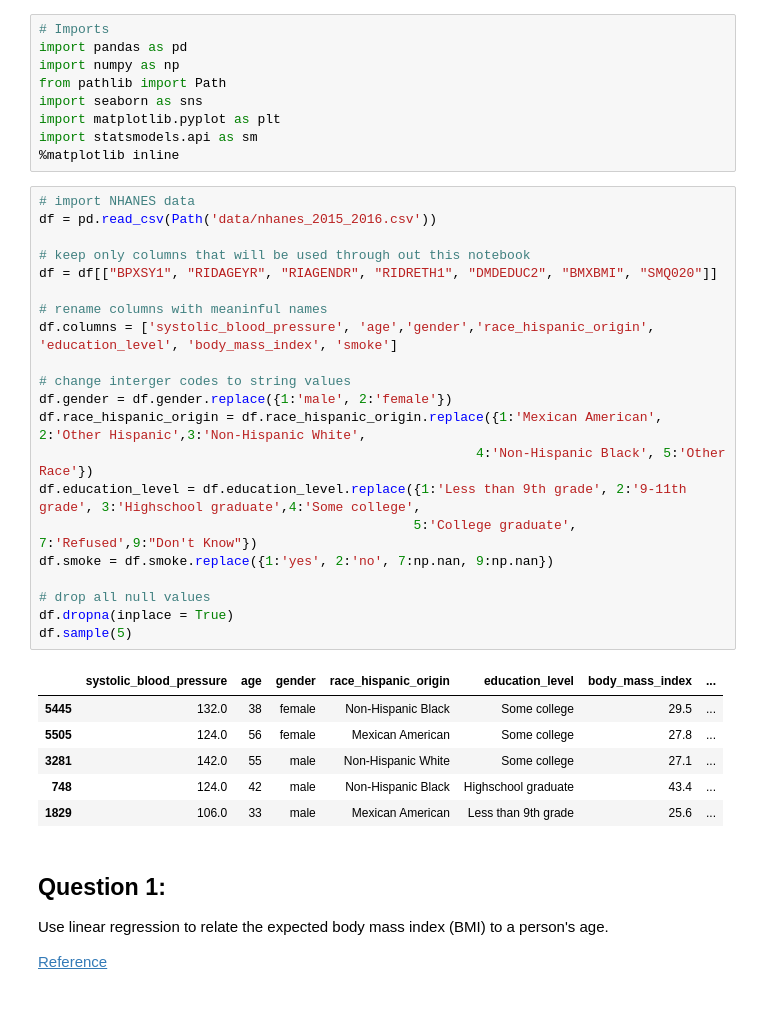
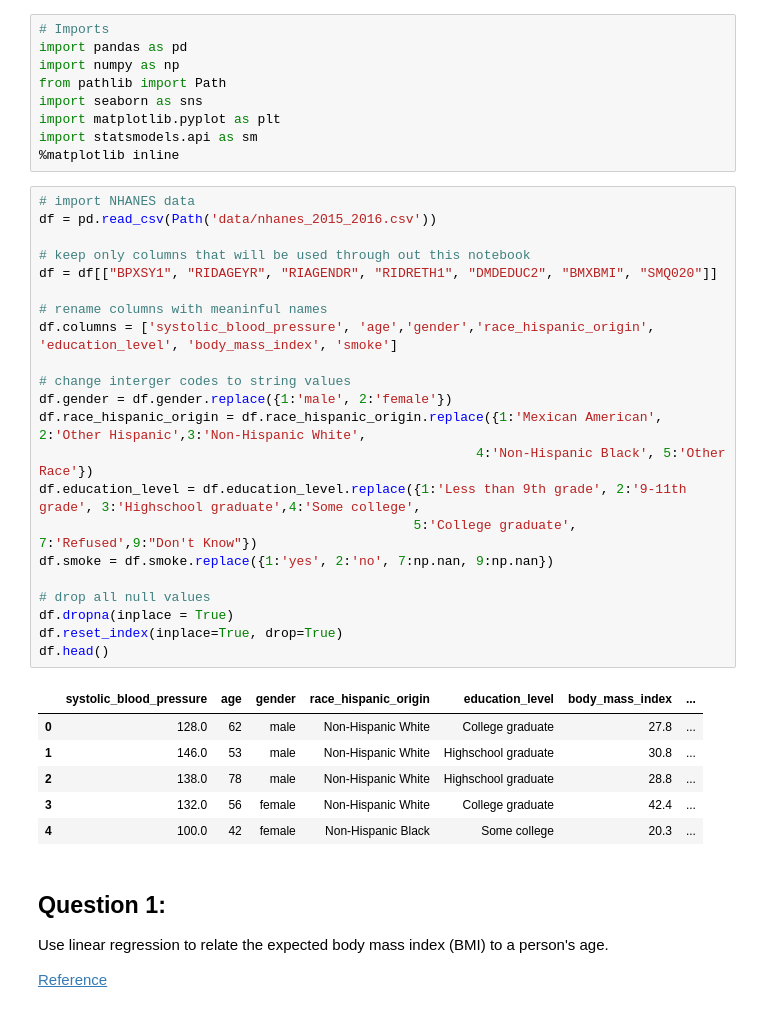
Before and after one commit to jaimebunay/statistics_in_python, a Jupyter notebook: inferential_statistics/regressions.ipynb, the cells around one changed output. Saved outputs shown, nothing was run; the diff lists cells and outputs as text.

```diff
--- a/inferential_statistics/regressions.ipynb
+++ b/inferential_statistics/regressions.ipynb
@@ -14,31 +14,32 @@ import statsmodels.api as sm
 # %%
 # import NHANES data
 df = pd.read_csv(Path('data/nhanes_2015_2016.csv'))
 
 # keep only columns that will be used through out this notebook
 df = df[["BPXSY1", "RIDAGEYR", "RIAGENDR", "RIDRETH1", "DMDEDUC2", "BMXBMI", "SMQ020"]]
 
 # rename columns with meaninful names
 df.columns = ['systolic_blood_pressure', 'age','gender','race_hispanic_origin', 'education_level', 'body_mass_index', 'smoke']
 
 # change interger codes to string values
 df.gender = df.gender.replace({1:'male', 2:'female'})
 df.race_hispanic_origin = df.race_hispanic_origin.replace({1:'Mexican American', 2:'Other Hispanic',3:'Non-Hispanic White',
                                                         4:'Non-Hispanic Black', 5:'Other Race'})
 df.education_level = df.education_level.replace({1:'Less than 9th grade', 2:'9-11th grade', 3:'Highschool graduate',4:'Some college',
                                                 5:'College graduate', 7:'Refused',9:"Don't Know"})
 df.smoke = df.smoke.replace({1:'yes', 2:'no', 7:np.nan, 9:np.nan})
 
 # drop all null values
 df.dropna(inplace = True)
-df.sample(5)
+df.reset_index(inplace=True, drop=True)
+df.head()
 # %% [output]
 |  | systolic_blood_pressure | age | gender | race_hispanic_origin | education_level | body_mass_index | ... |
-| 5445 | 132.0 | 38 | female | Non-Hispanic Black | Some college | 29.5 | ... |
-| 5505 | 124.0 | 56 | female | Mexican American | Some college | 27.8 | ... |
-| 3281 | 142.0 | 55 | male | Non-Hispanic White | Some college | 27.1 | ... |
-| 748 | 124.0 | 42 | male | Non-Hispanic Black | Highschool graduate | 43.4 | ... |
-| 1829 | 106.0 | 33 | male | Mexican American | Less than 9th grade | 25.6 | ... |
+| 0 | 128.0 | 62 | male | Non-Hispanic White | College graduate | 27.8 | ... |
+| 1 | 146.0 | 53 | male | Non-Hispanic White | Highschool graduate | 30.8 | ... |
+| 2 | 138.0 | 78 | male | Non-Hispanic White | Highschool graduate | 28.8 | ... |
+| 3 | 132.0 | 56 | female | Non-Hispanic White | College graduate | 42.4 | ... |
+| 4 | 100.0 | 42 | female | Non-Hispanic Black | Some college | 20.3 | ... |
 # %% [markdown]
 ## Question 1:
 
```
Also changed, not shown: parts of 25 cells of this notebook.
